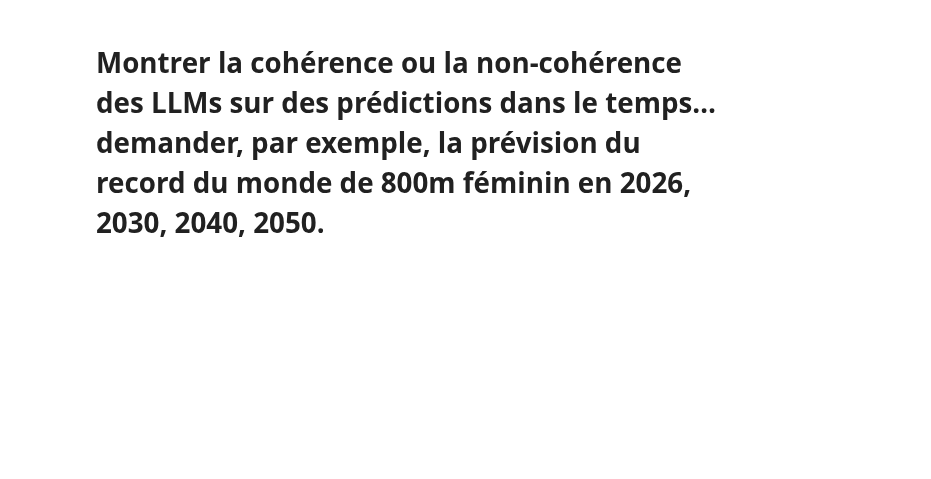
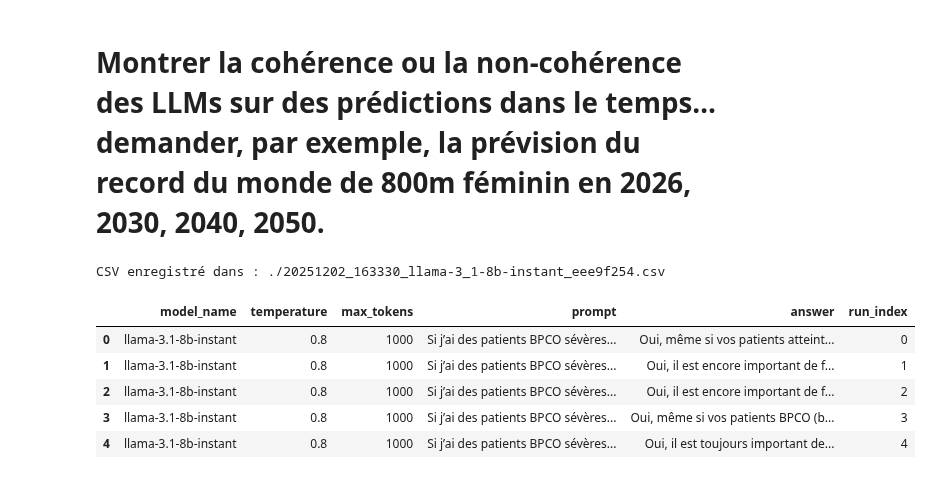
Before and after one commit to acherm/SEAI4Sport, a Jupyter notebook: LLM_repeat.ipynb, the cells around one changed output. Cells and saved outputs as stored; diff of their text form; code cells hidden in the pictures; blank space fills up the shorter version.

```diff
--- a/LLM_repeat.ipynb
+++ b/LLM_repeat.ipynb
@@ -220,6 +278,28 @@ CSV enregistré dans : ./20251202_091704_llama-3_1-8b-instant_821213e4.csv
  #           "What will be the women's 800 meter run world record by the year 2032?",
  #           "What will be the women's 800 meter run world record by the year 2036?",
  #           "What will be the women's 800 meter run world record by the year 2040?"
+# %%
+# Exemple pour BPCO
+prompt = "Si j’ai des patients BPCO sévères d’un point de vue respiratoire (grade D), mais qu’ils ont une bonne force musculaire (force du quadriceps environ 90% des valeurs normales), est ce qu’il est quand même important de faire du renforcement musculaire ?"
+
+csv_path, df = run_sensitivity_experiment(
+    prompt=prompt,
+    model="llama-3.1-8b-instant", # ou  or openai/gpt-oss-20b
+    temperature=0.8,
+    max_tokens=1000,
+    n_repeats=5,
+)
+
+print("CSV enregistré dans :", csv_path)
+df
+# %% [output]
+CSV enregistré dans : ./20251202_163330_llama-3_1-8b-instant_eee9f254.csv
+|  | model_name | temperature | max_tokens | prompt | answer | run_index |
+| 0 | llama-3.1-8b-instant | 0.8 | 1000 | Si j’ai des patients BPCO sévères... | Oui, même si vos patients atteint... | 0 |
+| 1 | llama-3.1-8b-instant | 0.8 | 1000 | Si j’ai des patients BPCO sévères... | Oui, il est encore important de f... | 1 |
+| 2 | llama-3.1-8b-instant | 0.8 | 1000 | Si j’ai des patients BPCO sévères... | Oui, il est encore important de f... | 2 |
+| 3 | llama-3.1-8b-instant | 0.8 | 1000 | Si j’ai des patients BPCO sévères... | Oui, même si vos patients BPCO (b... | 3 |
+| 4 | llama-3.1-8b-instant | 0.8 | 1000 | Si j’ai des patients BPCO sévères... | Oui, il est toujours important de... | 4 |
 # %%
 # Exemple pour BPCO
 prompt = "Si j’ai des patients BPCO sévères d’un point de vue respiratoire (grade D), mais qu’ils ont une bonne force musculaire (force du quadriceps environ 90% des valeurs normales), est ce qu’il est quand même important de faire du renforcement musculaire ?"
```
Also changed, not shown: parts of 6 cells of this notebook, 6 other files.
